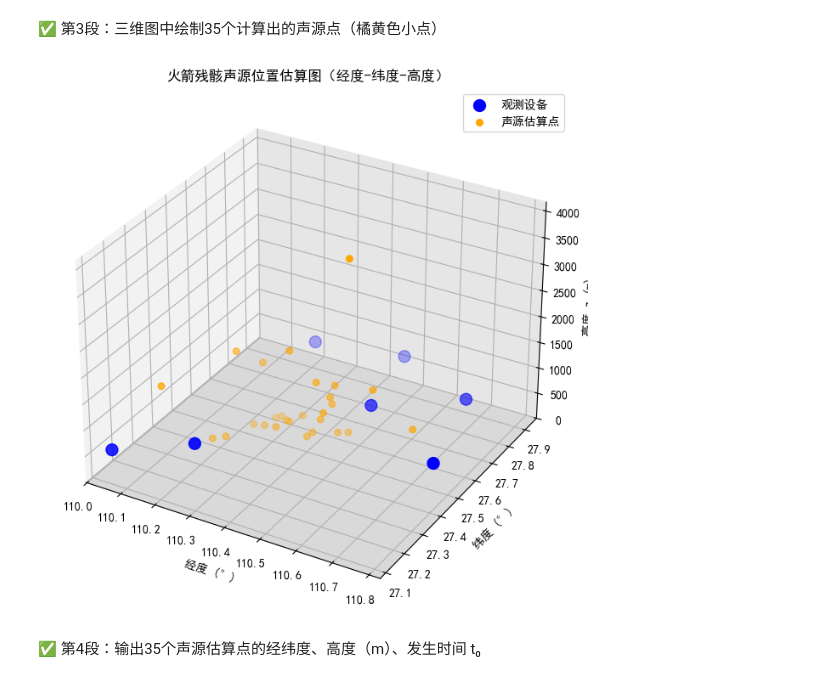
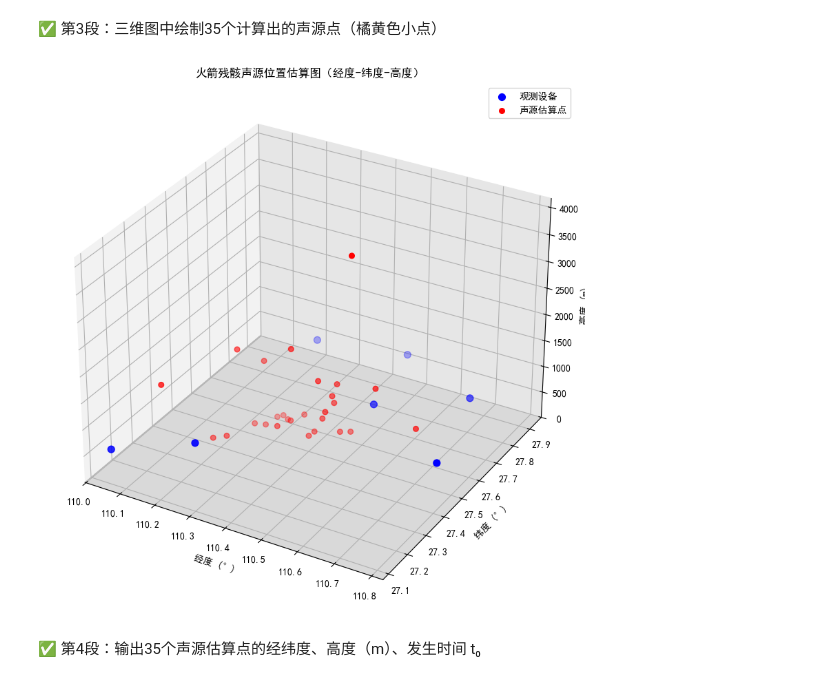
Before and after one commit to blueingj/python-demo, a Jupyter notebook: 数模/11.ipynb, the cells around one changed output. Drawn from its saved outputs; the diff is of its cells as text; code cells hidden in the pictures.

```diff
--- a/数模/11.ipynb
+++ b/数模/11.ipynb
@@ -164,38 +164,38 @@ z_est = filtered_df['z(m)'].values
 # ========== 3. 自动设定坐标轴范围 ========== #
 x_min, x_max = min(x_known.min(), x_est.min()), max(x_known.max(), x_est.max())
 y_min, y_max = min(y_known.min(), y_est.min()), max(y_known.max(), y_est.max())
 z_min, z_max = 0, max(z_known.max(), z_est.max()) + 100
 
 # ========== 4. 绘图 ========== #
-fig = plt.figure(figsize=(10, 8))
+fig = plt.figure(figsize=(10, 10))
 ax = fig.add_subplot(111, projection='3d')
 ax.grid(True)
 
 # 灰色立体背景
 ax.xaxis.set_pane_color((0.95, 0.95, 0.95, 1.0))
 ax.yaxis.set_pane_color((0.9, 0.9, 0.9, 1.0))
 ax.zaxis.set_pane_color((0.85, 0.85, 0.85, 1.0))
 
 # 绘制蓝色观测点
-ax.scatter(x_known, y_known, z_known, c='blue', s=100, label='观测设备')
+ax.scatter(x_known, y_known, z_known, c='blue', s=50, label='观测设备')
 
 # 绘制橘黄色声源点
-ax.scatter(x_est, y_est, z_est, c='orange', s=30, label='声源估算点')
+ax.scatter(x_est, y_est, z_est, c='red', s=30, label='声源估算点')
 
 # 坐标轴设置
 ax.set_xlim(x_min - 0.05, x_max + 0.05)
 ax.set_ylim(y_min - 0.05, y_max + 0.05)
 ax.set_zlim(z_min, z_max)
 
 ax.set_xlabel('经度 (°)')
 ax.set_ylabel('纬度 (°)')
-ax.set_zlabel('高度 z (m)')
+ax.set_zlabel('高度 (m)')
 ax.set_title('火箭残骸声源位置估算图（经度-纬度-高度）')
 
 plt.legend()
 plt.show()
 # %% [output]
-[figure, old version]
+[figure, new version]
 # %% [markdown]
 ✅ 第4段：输出35个声源估算点的经纬度、高度（m）、发生时间 t₀
 # %%
```
